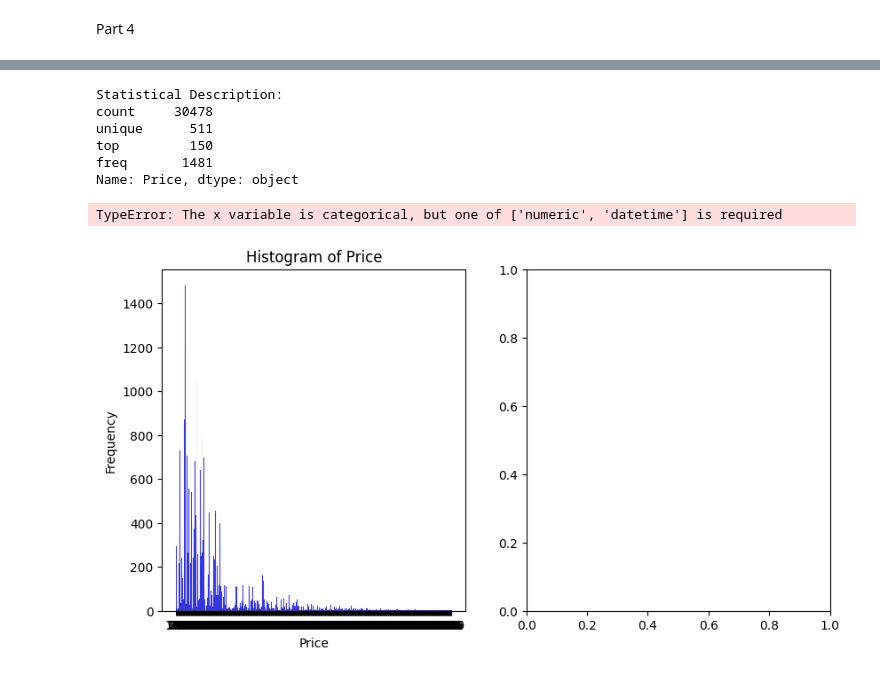
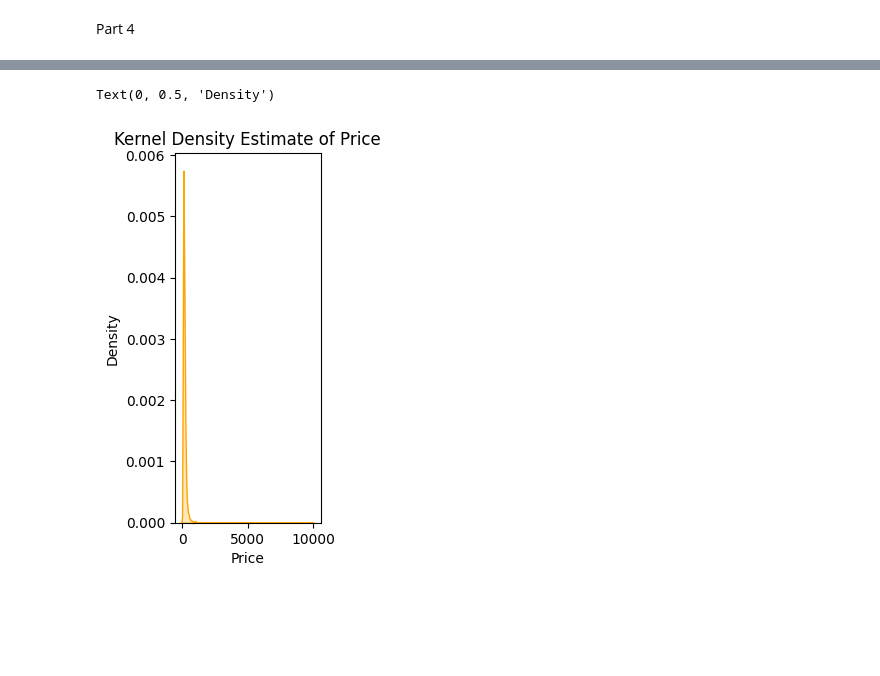
Before and after one commit to EllaThomasson/labs-ds3001, a Jupyter notebook: EDALab_EllaThomasson.ipynb, the cells around one changed output, grey strips where cells are left out. Cells and saved outputs as stored; diff of their text form; code cells hidden in the pictures; blank space fills up the shorter version.

```diff
--- a/EDALab_EllaThomasson.ipynb
+++ b/EDALab_EllaThomasson.ipynb
@@ -18,4 +20,4 @@ Part 1
 airbnb = pd.read_csv('/content/visualization/assignment/data/airbnb_hw.csv', low_memory=False)
 # %%
 airbnb['Price'] = airbnb['Price'].str.replace(',','')
-pd.to_numeric(airbnb['Price'])
+airbnb['Price'] = pd.to_numeric(airbnb['Price'])
@@ -69,41 +81,10 @@ Part 4
 # %%
-
-# Statistical description
-description = airbnb['Price'].describe()
-print("Statistical Description:")
-print(description)
-
-# Set up the visualizations
-plt.figure(figsize=(15, 5))
-
-# Histogram
-plt.subplot(1, 3, 1)
-sns.histplot(airbnb['Price'], bins=10, kde=False, color='blue')
-plt.title('Histogram of Price')
-plt.xlabel('Price')
-plt.ylabel('Frequency')
-
 # Kernel Density Estimate (KDE)
 plt.subplot(1, 3, 2)
 sns.kdeplot(airbnb['Price'], fill=True, color='orange')
 plt.title('Kernel Density Estimate of Price')
 plt.xlabel('Price')
 plt.ylabel('Density')
-
-# Box Plot
-plt.subplot(1, 3, 3)
-sns.boxplot(y=airbnb['Price'], color='green')
-plt.title('Box Plot of Price')
-
-# Show the plots
-plt.tight_layout()
-plt.show()
 # %% [output]
-Statistical Description:
-count     30478
-unique      511
-top         150
-freq       1481
-Name: Price, dtype: object
+Text(0, 0.5, 'Density')
-TypeError: The x variable is categorical, but one of ['numeric', 'datetime'] is required
-[figure, old version]
+[figure, new version]
```
Also changed, not shown: parts of 25 cells of this notebook.
